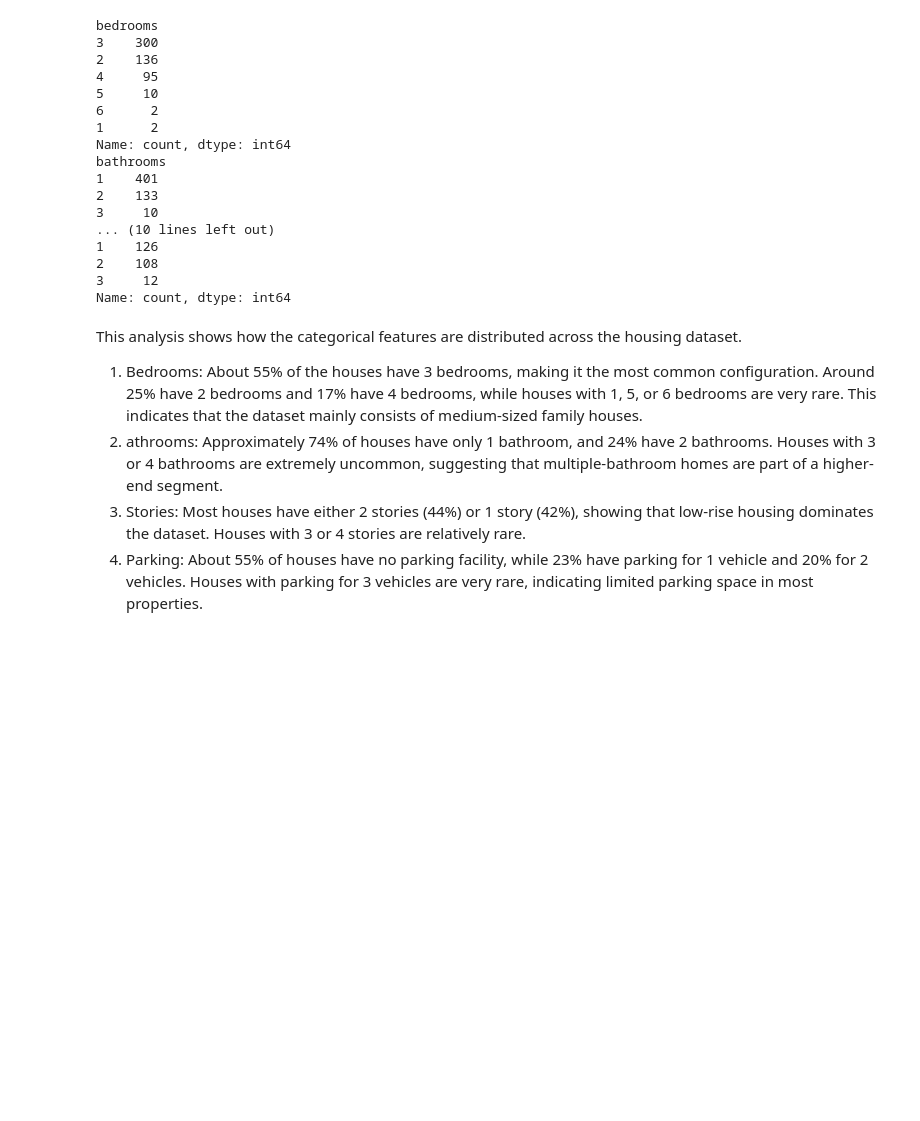
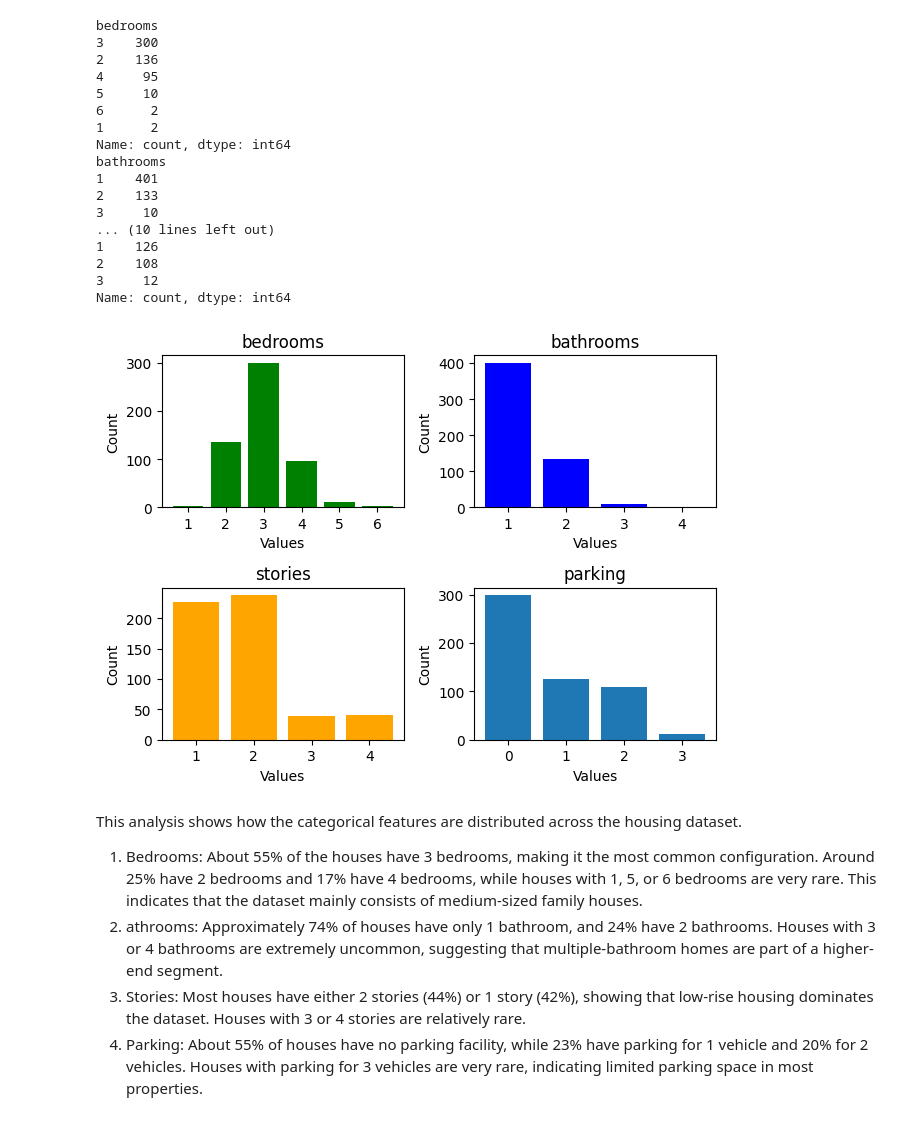
Before and after one commit to Karthic0/data-science-projects, a Jupyter notebook: house price/data science.ipynb, the cells around one changed output. Cells and saved outputs as stored; diff of their text form; code cells hidden in the pictures; blank space fills up the shorter version.

```diff
--- a/house price/data science.ipynb
+++ b/house price/data science.ipynb
@@ -116,6 +165,36 @@ bathrooms
 2    108
 3     12
 Name: count, dtype: int64
+# %%
+fig,ax = plt.subplots(2,2)
+ax[0,0].bar(df["bedrooms"].value_counts("").sort_index().index,df["bedrooms"].value_counts("").sort_index().values,color = "green")
+ax[0,0].set_xticks(df["bedrooms"].value_counts("").sort_index().index)
+ax[0,0].set_title("bedrooms")
+ax[0,0].set_ylabel("Count")
+ax[0,0].set_xlabel("Values")
+
+ax[0,1].bar(df["bathrooms"].value_counts("").sort_index().index,df["bathrooms"].value_counts("").sort_index().values,color = "blue")
+ax[0,1].set_xticks(df["bathrooms"].value_counts("").sort_index().index)
+ax[0,1].set_title("bathrooms")
+ax[0,1].set_ylabel("Count")
+ax[0,1].set_xlabel("Values")
+
+ax[1,0].bar(df["stories"].value_counts("").sort_index().index,df["stories"].value_counts("").sort_index().values,color = "orange")
+ax[1,0].set_xticks(df["stories"].value_counts("").sort_index().index)
+ax[1,0].set_title("stories")
+ax[1,0].set_ylabel("Count")
+ax[1,0].set_xlabel("Values")
+
+ax[1,1].bar(df["parking"].value_counts("").sort_index().index,df["parking"].value_counts("").sort_index().values)
+ax[1,1].set_xticks(df["parking"].value_counts("").sort_index().index)
+ax[1,1].set_title("parking")
+ax[1,1].set_ylabel("Count")
+ax[1,1].set_xlabel("Values")
+
+plt.tight_layout()
+plt.show()
+# %% [output]
+[figure, added]
 # %% [markdown]
 This analysis shows how the categorical features are distributed across the housing dataset.
 1) Bedrooms:
```
Also changed, not shown: parts of 1 cell of this notebook.
